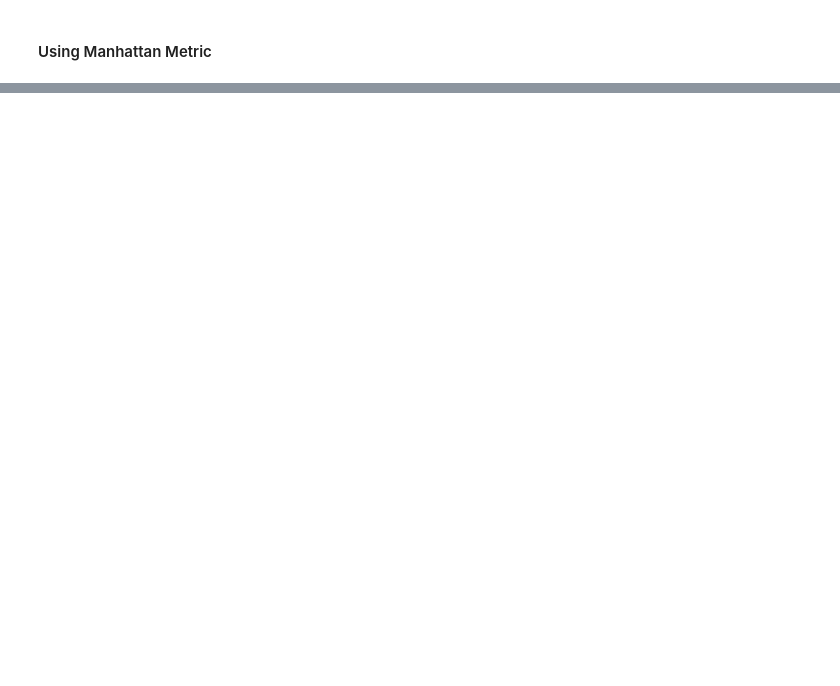
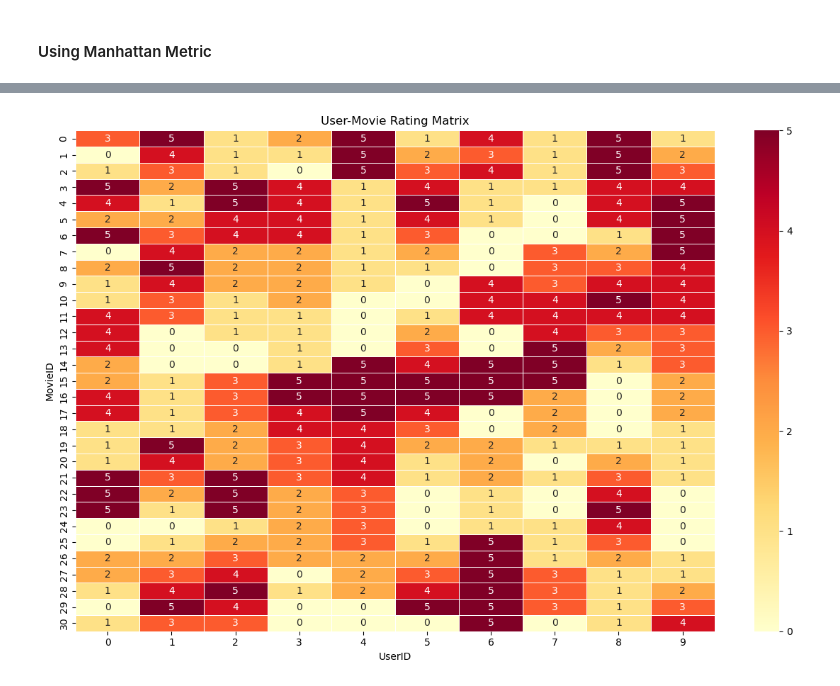
Before and after one commit to Southik/AI3-Recommendation-System, a Jupyter notebook: Task2.ipynb, the cells around one changed output, grey strips where cells are left out. Saved outputs shown, nothing was run; the diff lists cells and outputs as text; code cells hidden in the pictures; blank space fills up the shorter version.

```diff
--- a/Task2.ipynb
+++ b/Task2.ipynb
@@ -134,0 +188,5 @@ recommended movie 25, It's Complicated, with a Manhattan distance of 16.0
+# %%
+ratings_fixed = ratings.copy()
+ratings_fixed["rating"] = ratings_fixed["rating"].replace({11: 1, 55: 5})
+matrix_fixed = ratings_fixed.pivot(index="MovieID", columns="UserID", values="rating").fillna(0)
+matrix_fixed
@@ -134,0 +212,18 @@ recommended movie 25, It's Complicated, with a Manhattan distance of 16.0
+# %%
+import matplotlib.pyplot as plt
+import seaborn as sns
+
+plt.figure(figsize=(12, 8))
+sns.heatmap(matrix_fixed,
+            annot=True,        # show the numbers inside cells
+            fmt=".0f",         # no decimal places
+            cmap="YlOrRd",     # color scale: yellow = low, red = high
+            linewidths=0.5)    # grid lines between cells
+
+plt.title("User-Movie Rating Matrix")
+plt.xlabel("UserID")
+plt.ylabel("MovieID")
+plt.tight_layout()
+plt.show()
+# %% [output]
+[figure, added]
```
Also changed, not shown: parts of 15 cells of this notebook.
